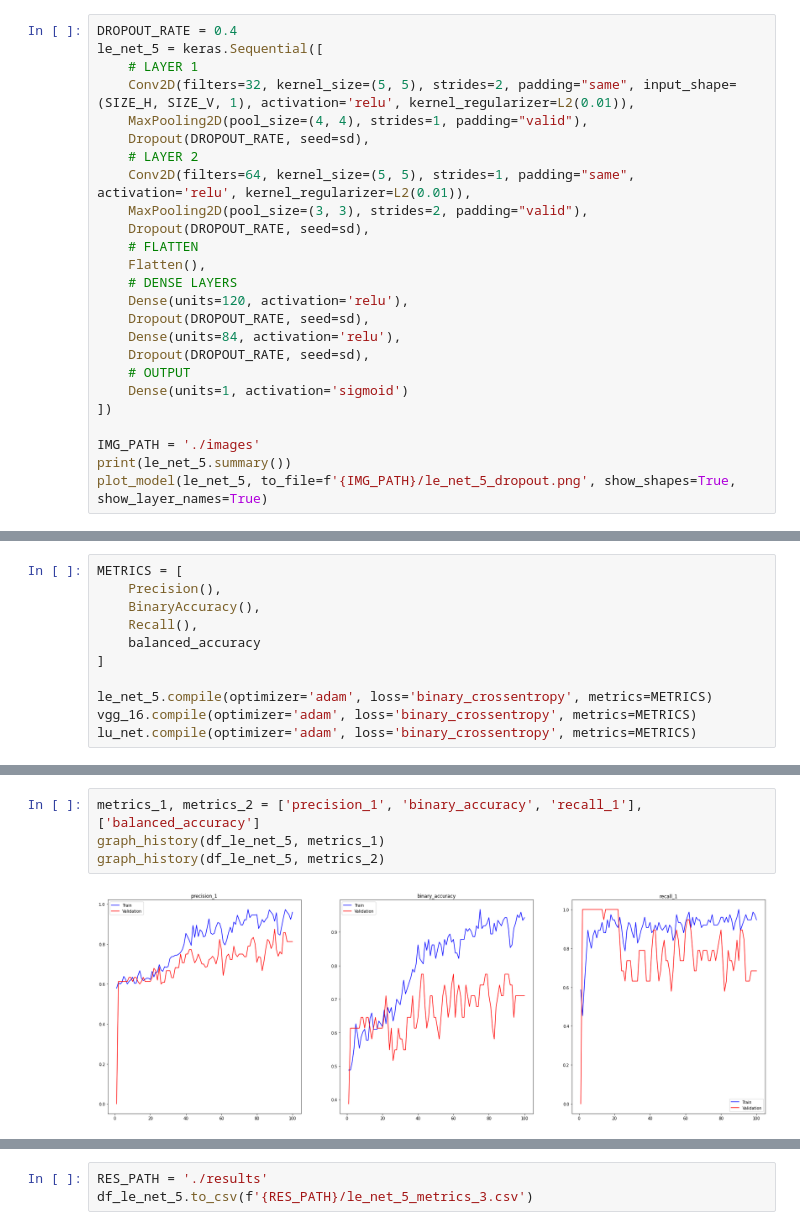
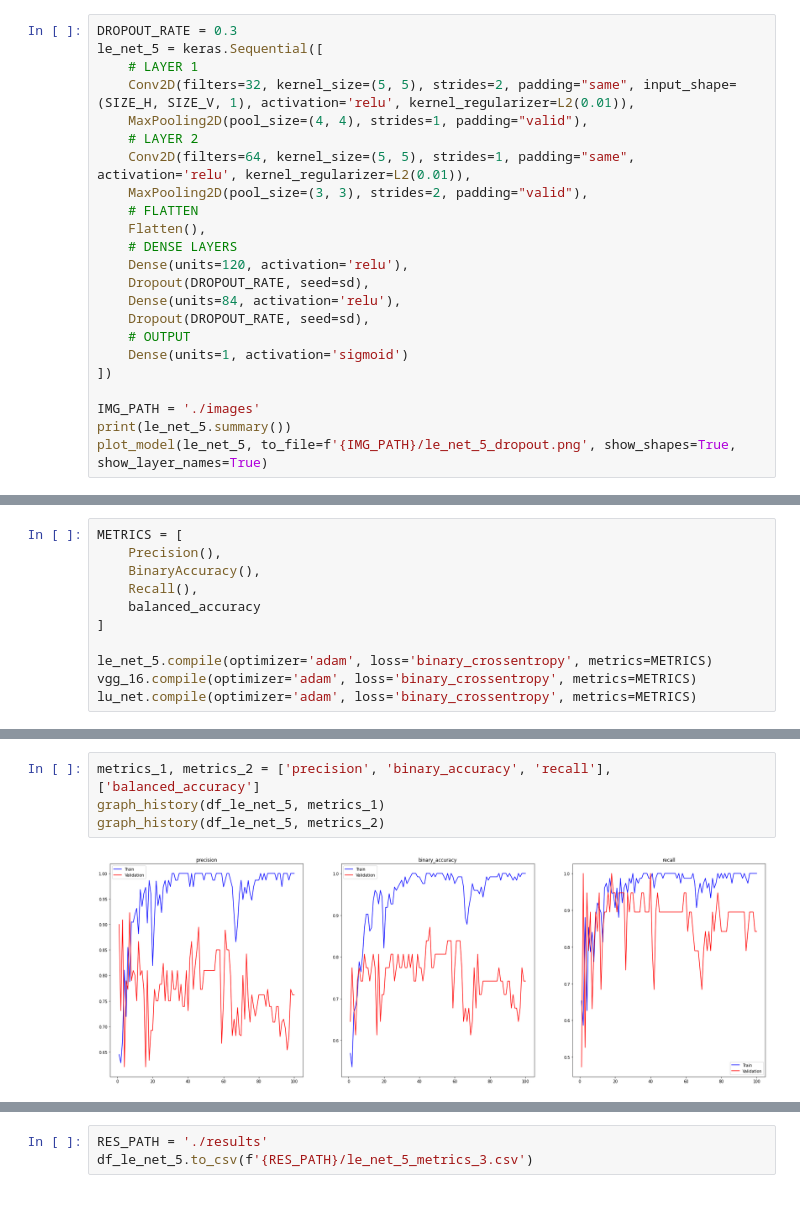
Before and after one commit to BittingBarracuda/BTD_Python, a Jupyter notebook: nn2_train.ipynb, the cells around one changed output, grey strips where cells are left out. Saved outputs shown, nothing was run; the diff lists cells and outputs as text; blank space fills up the shorter version.

```diff
--- a/nn2_train.ipynb
+++ b/nn2_train.ipynb
@@ -503,16 +503,14 @@ y_val shape (31,)
 X_test shape: (66, 224, 224)
 y_test shape: (66,)
 # %%
-DROPOUT_RATE = 0.4
+DROPOUT_RATE = 0.3
 le_net_5 = keras.Sequential([
     # LAYER 1
     Conv2D(filters=32, kernel_size=(5, 5), strides=2, padding="same", input_shape=(SIZE_H, SIZE_V, 1), activation='relu', kernel_regularizer=L2(0.01)),
     MaxPooling2D(pool_size=(4, 4), strides=1, padding="valid"),
-    Dropout(DROPOUT_RATE, seed=sd),
     # LAYER 2
     Conv2D(filters=64, kernel_size=(5, 5), strides=1, padding="same", activation='relu', kernel_regularizer=L2(0.01)),
     MaxPooling2D(pool_size=(3, 3), strides=2, padding="valid"),
-    Dropout(DROPOUT_RATE, seed=sd),
     # FLATTEN
     Flatten(),
     # DENSE LAYERS
@@ -705,6 +703,6 @@ df_le_net_5.head()
 # %%
-metrics_1, metrics_2 = ['precision_1', 'binary_accuracy', 'recall_1'], ['balanced_accuracy']
+metrics_1, metrics_2 = ['precision', 'binary_accuracy', 'recall'], ['balanced_accuracy']
 graph_history(df_le_net_5, metrics_1)
 graph_history(df_le_net_5, metrics_2)
 # %% [output]
-[figure, old version]
+[figure, new version]
```
Also changed, not shown: parts of 7 cells of this notebook, 4 other files.
